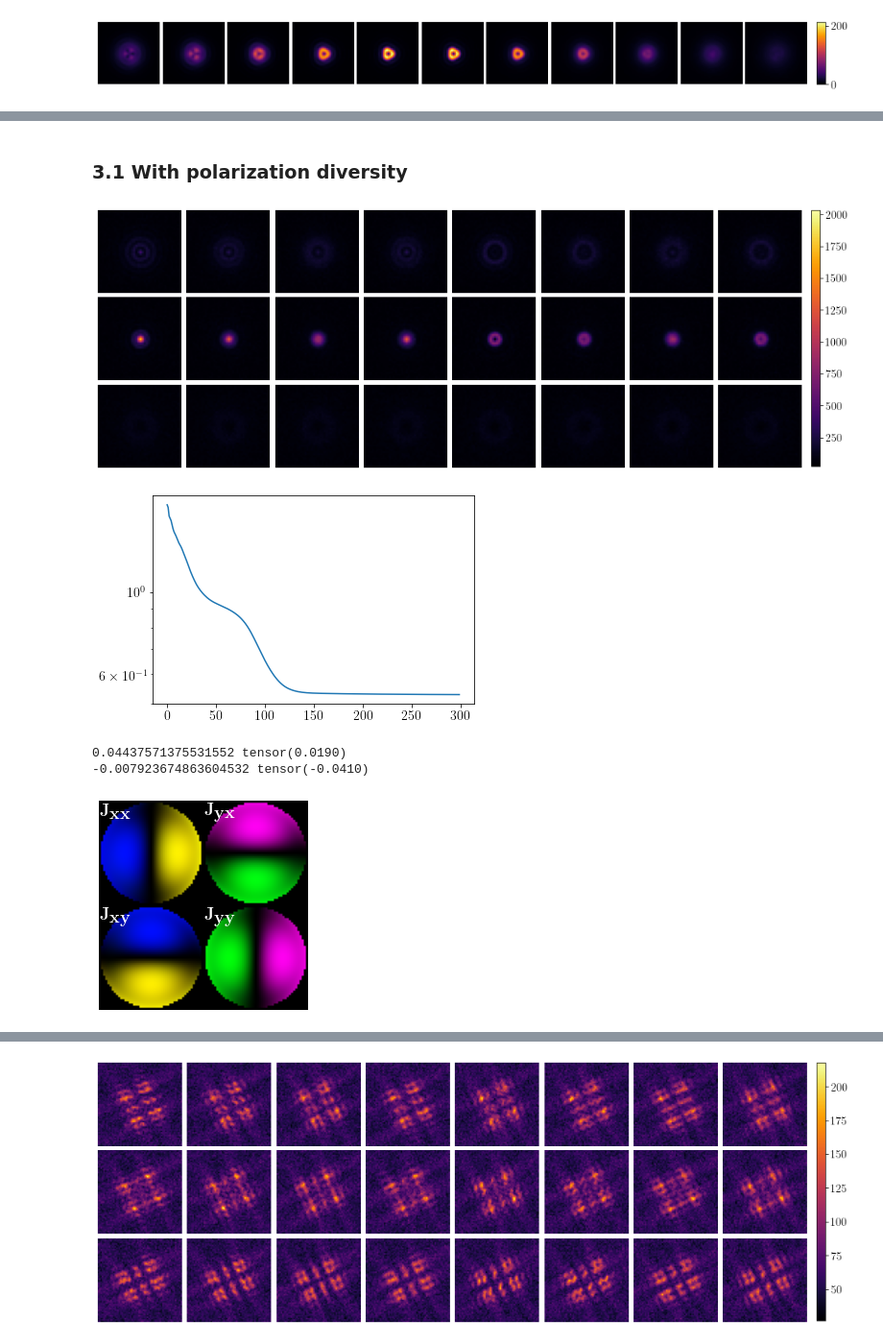
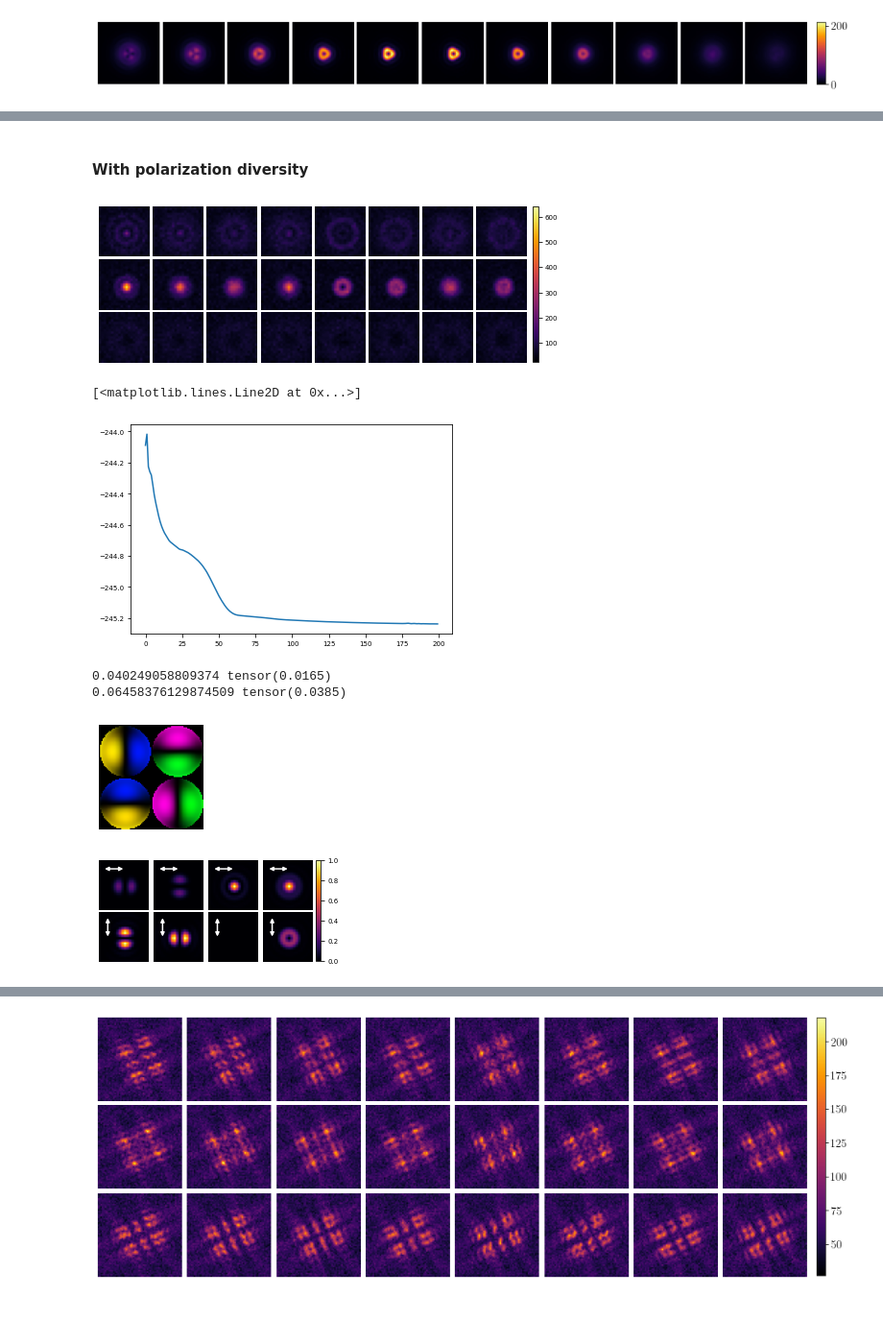
Before and after one commit to rodguti90/pyPSFstack, a Jupyter notebook: figures_article.ipynb, the cells around one changed output, grey strips where cells are left out. Shown at 96% size. Saved outputs shown, nothing was run; the diff lists cells and outputs as text; code cells hidden in the pictures; blank space fills up the shorter version.

```diff
--- a/figures_article.ipynb
+++ b/figures_article.ipynb
@@ -67,22 +74,27 @@ The autoreload extension is already loaded. To reload it, use:
 # %%
 # Define number of points use for the computation
 N_pts = 128
+
 # Experimental parameters
 numerical_aperture = 1.49
 magnification = 100
 ni = 1.33
 nf = 1.515
-cam_pixel_size = 6500
-radius = 10 # of the nanobead
+cam_pixel_size = 6500 # in nm
+radius = 10 # of the nanobead in nm
 wavelength = 605
 dipole_orientation = [0,0,0] # this means incoherent
+
 # Define positions of defocus
-zi = -500; z_step = 100
+zi = -500; z_step = 100 # in nm
 z_list = np.arange(zi,-zi+z_step,z_step)
+z_list_np = np.arange(zi,-zi+z_step/8,z_step/8)
+
 # Define rotation angles of polarization analyzer
 angle_i = 0; angle_f = np.pi/2; angle_step = np.pi/8
 angle_list=np.arange(angle_i,angle_f,angle_step)
+
+# For computing exact 3D blurring
 blurring_slices = 21
-alpha = 1.24211
 # %% [markdown]
 We put all the parameters in a dictionary
@@ -101,11 +109,11 @@ params['source'] = {}
 params['source']['ni'] = ni
 params['source']['nf'] = nf
 params['source']['delta'] = (radius + np.random.rand()*20 )/wavelength
-params['source']['alpha'] = 0
+# params['source']['alpha'] = 0
 
 params['defocus'] = {}
 params['defocus']['nf'] = nf
-params['defocus']['delta_z'] = (alpha*radius + (np.random.rand()-0.5)*40)/wavelength
+params['defocus']['delta_z'] =  (np.random.rand()-0.5)*50/wavelength
 
 params['qplate'] = {}
 params['qplate']['q'] = 1/2
@@ -116,6 +124,10 @@ params['seo']['c'] = 1.25*np.pi
 params['zdiversity'] = {}
 params['zdiversity']['z_list'] = z_list / wavelength
 params['zdiversity']['nf'] = nf
+
+params['zdiversity_np'] = {}
+params['zdiversity_np']['z_list'] = z_list_np / wavelength
+params['zdiversity_np']['nf'] = nf
 
 params['pdiversity'] = {}
 params['pdiversity']['qwp_angles'] = angle_list
@@ -128,12 +140,14 @@ params['blurring']['radius'] = radius/wavelength
 params['blurring']['diff_del_list'] = np.linspace(-radius/wavelength,
     radius/wavelength,blurring_slices+2)[1:-1]
 
+
 params_ret = copy.deepcopy(params)
 
 params_ret['aberrations'] = {}
 params_ret['aberrations']['jmax_list'] = [15]*4+[15]
 params_ret['source']['delta'] = radius/wavelength
-params_ret['source']['alpha'] = None
+
+# params_ret['source']['alpha'] = None
 params_ret['defocus']['delta_z'] = 0
 # %% [markdown]
 Instantiate all the class elements need to define a PSF stack
@@ -277,20 +294,21 @@ plt.savefig(os.path.join(fig_folder,fig_sub_folder,'qp_stackxyz.pdf'), bbox_inch
 # %% [markdown]
-### 3.1 With polarization diversity
+#### With polarization diversity
 # %%
 psfs = PSFStack([src, defocus, qplate], zdiversity=zdiv, pdiversity=pdiv, blurring=blurring)
 psfs.compute_psf_stack(orientation=[0,0,0])
 # %%
-data_stack = psfs.model_experimental_stack(bckgd_photons=50,N_photons=3*10000,N_pts=40,noise=True)
+data_stack = psfs.model_experimental_stack(bckgd_photons=50,N_photons=10000,
+                                           N_pts=21,noise=True)
 plot_zpstack(data_stack, N_p=8)
 # %% [output]
-[figure, old version]
+[figure, new version]
 # %%
-model, loss_evol = find_pupil(data_stack, params_ret, lr=1e-2, n_epochs=300,
+model, loss_evol = find_pupil(data_stack, params_ret, lr=3e-2, n_epochs=200,
     loss_fn=loss_loglikelihood)
 plt.plot(loss_evol)
-plt.gca().set_yscale('log')
 # %% [output]
+[<matplotlib.lines.Line2D at 0x...>]
-[figure, old version]
+[figure, new version]
 # %%
 ret_pupil_params = get_pupils_param_dict(model)
 delta_gt, zf_gt = get_dNzf(psfs)
@@ -302,7 +320,12 @@ abe = UnitaryAberrations(**params['pupil'],
      **ret_pupil_params['pupil2'])
 plot_jones(abe.get_pupil_array())
 plt.savefig(os.path.join(fig_folder,fig_sub_folder,'jones_qp_retzp.pdf'), bbox_inches='tight')
+
+stack_xyz = get_xyzstack([src, abe], wollaston)
+plot_xyz(stack_xyz)
+plt.savefig(os.path.join(fig_folder,fig_sub_folder,'qp_stackxyz_retzp.pdf'), bbox_inches='tight')
 # %% [output]
-0.04437571375531552 tensor(0.0190)
--0.007923674863604532 tensor(-0.0410)
+0.040249058809374 tensor(0.0165)
+0.06458376129874509 tensor(0.0385)
-[figure, old version]
+[figure, new version]
+[figure, added]
```
Also changed, not shown: parts of 81 cells of this notebook.
